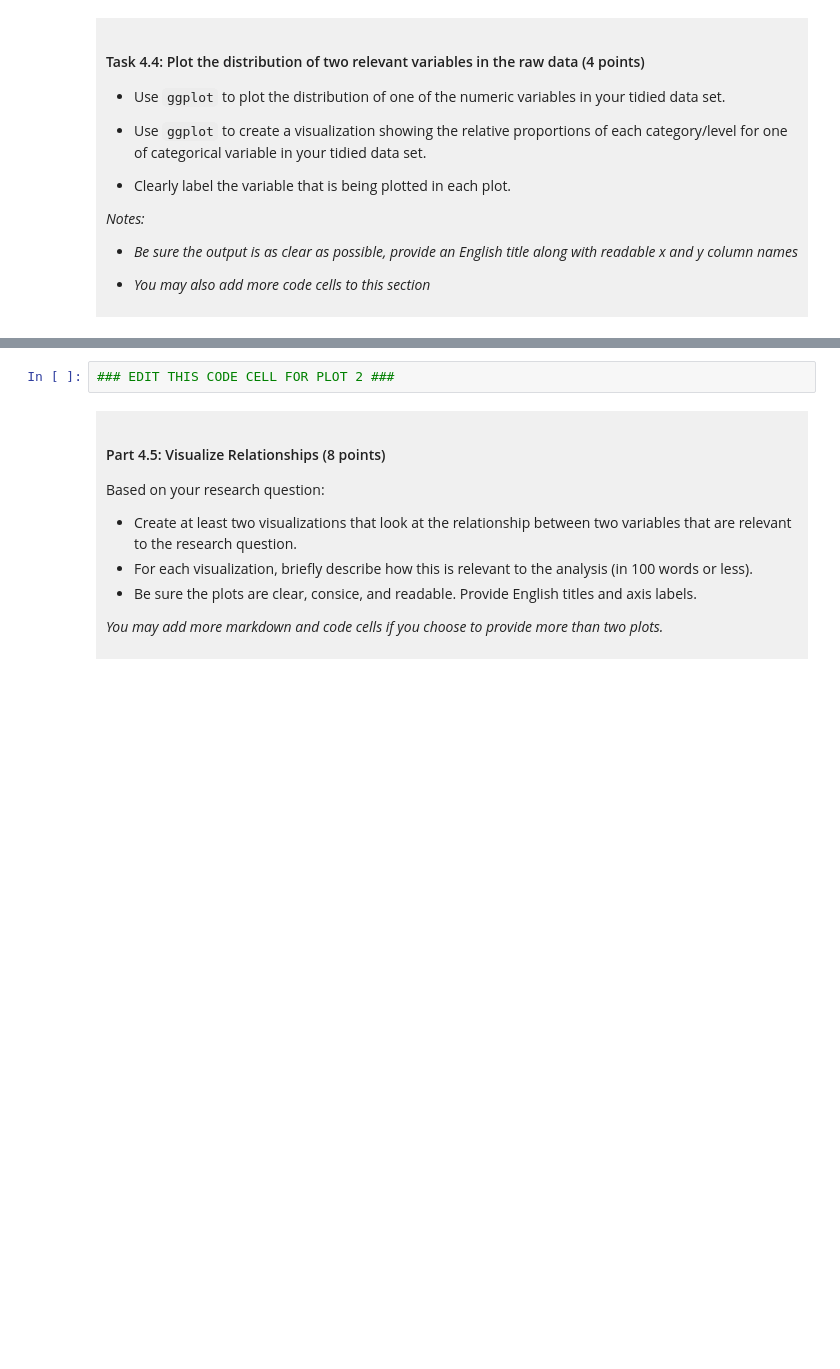
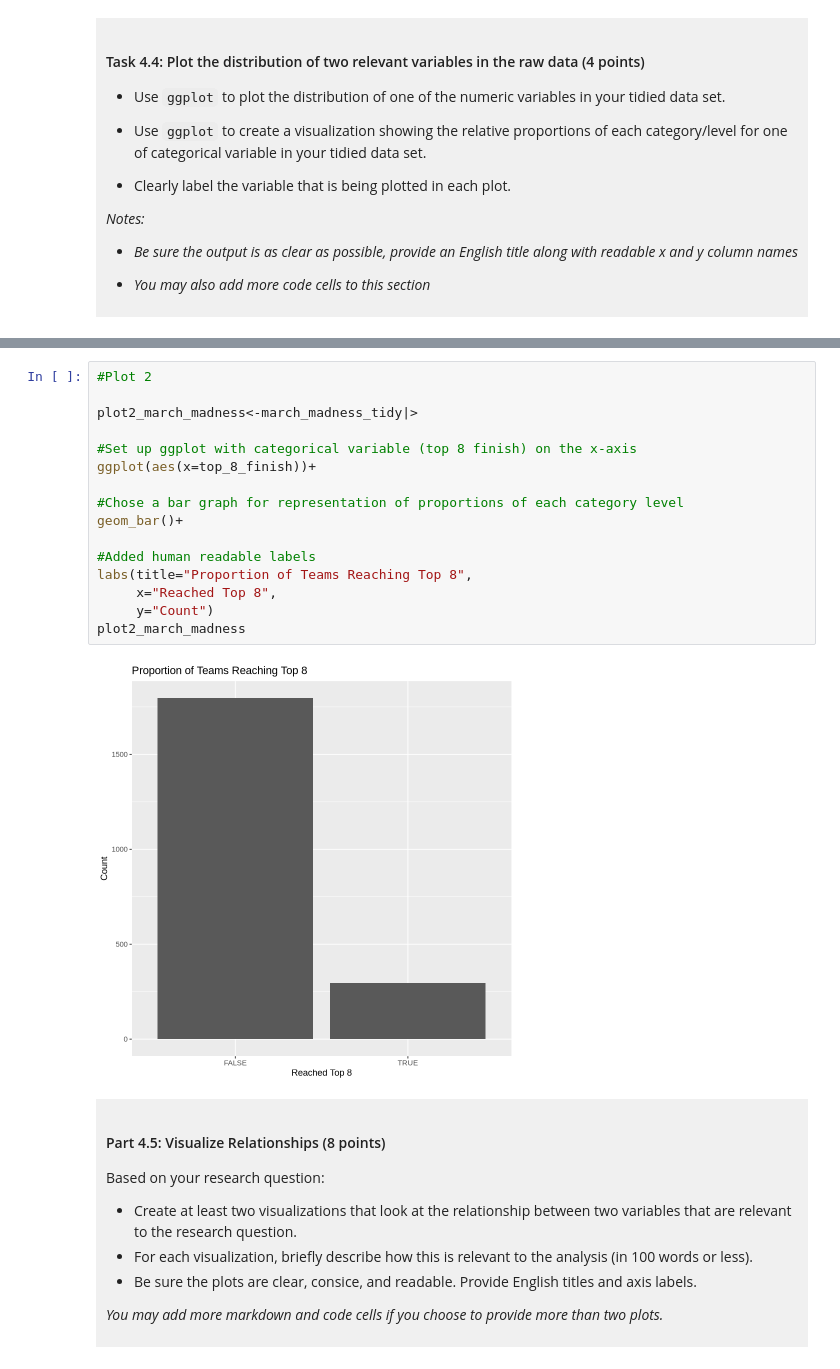
Before and after one commit to evieeli217-arch/dsci-100-project-evieli, a Jupyter notebook: dsci-100-project-notebook.ipynb, the cells around one changed output, grey strips where cells are left out. Drawn from its saved outputs; the diff is of its cells as text; blank space fills up the shorter version.

```diff
--- a/dsci-100-project-notebook.ipynb
+++ b/dsci-100-project-notebook.ipynb
@@ -313,5 +383,21 @@ You will refine your research question (if needed) and produce a tidy data set.
 # %%
-### EDIT THIS CODE CELL FOR PLOT 2 ###
+#Plot 2
+
+plot2_march_madness<-march_madness_tidy|>
+
+#Set up ggplot with categorical variable (top 8 finish) on the x-axis
+ggplot(aes(x=top_8_finish))+
+
+#Chose a bar graph for representation of proportions of each category level
+geom_bar()+
+
+#Added human readable labels
+labs(title="Proportion of Teams Reaching Top 8",
+     x="Reached Top 8",
+     y="Count")
+plot2_march_madness
+# %% [output]
+[figure, added]
 # %% [markdown]
 <div style="background-color: #f0f0f0; padding: 10px;">
 
```
Also changed, not shown: parts of 11 cells of this notebook.
